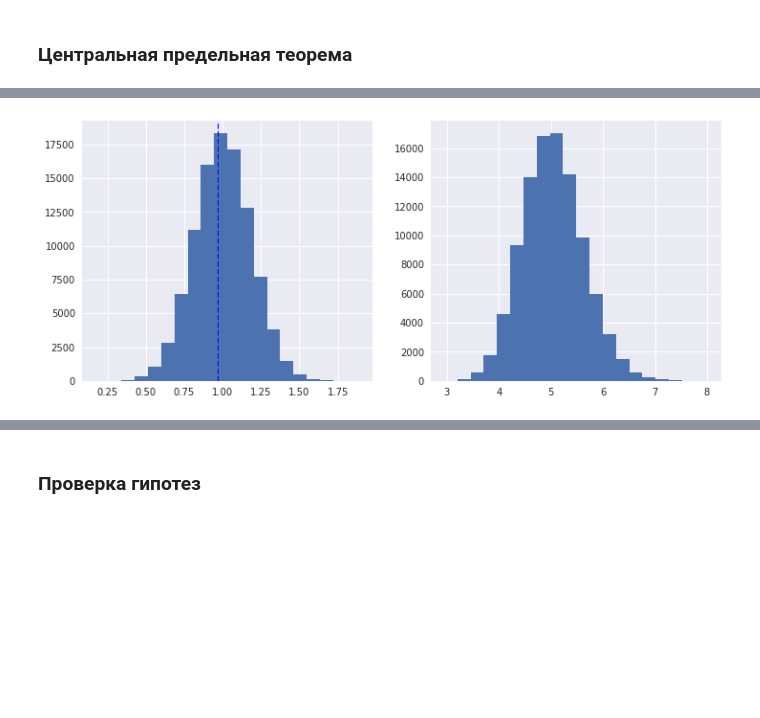
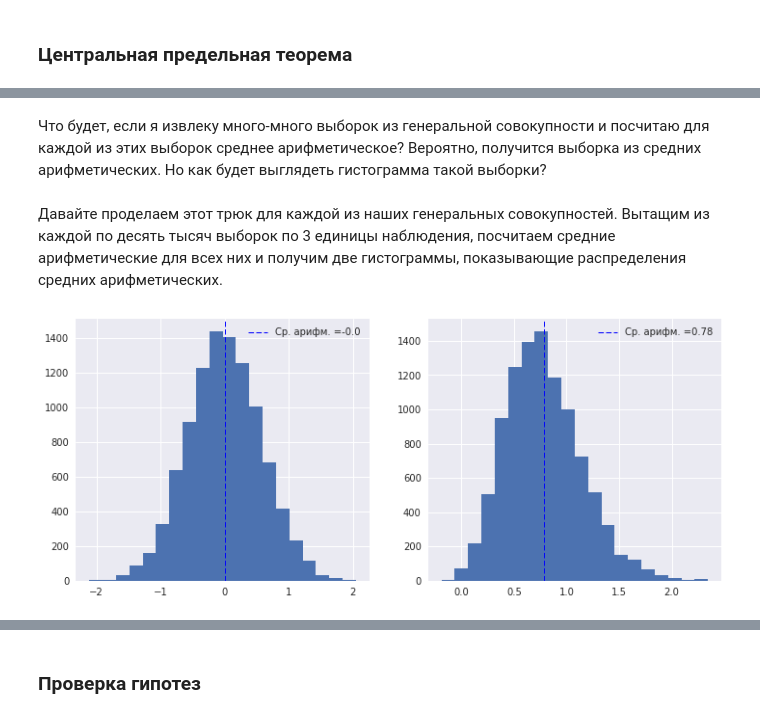
Before and after one commit to mishaberegov/statistics, a Jupyter notebook: Статистика_для_нубов.ipynb, the cells around one changed output, grey strips where cells are left out. Saved outputs shown, nothing was run; the diff lists cells and outputs as text; code cells hidden in the pictures; blank space fills up the shorter version.

```diff
--- a/Статистика_для_нубов.ipynb
+++ b/Статистика_для_нубов.ipynb
@@ -469,11 +448,0 @@ plt.show()
-# %%
-fig = plt.figure(figsize=(10, 10))
-mean_list = []
-for i in range(1, 82):
-    fig.add_subplot(9, 9, i)
-    s = np.random.choice(sample_norm, 100)
-    mean_list.append(s.mean())
-    plt.hist(s, bins=20, normed=True)
-    plt.axvline(s.mean(), color='r', linestyle='dashed', linewidth=1)
-    plt.tick_params(labelleft='off', labelbottom='off')
-plt.show()
@@ -493,0 +451,22 @@ mean_list_chi = [np.mean(np.random.choice(sample_chi, 30)) for i in range(100000
+# %%
+norm = norm_rv.rvs(size=1000000)
+skewed = stats.skewnorm.rvs(5, size=1000000)
+fig = plt.figure(figsize=(12, 5))
+
+ax = fig.add_subplot(121)
+plt.hist(norm, normed=True, bins = 20)
+x = np.linspace(-4,5,100)
+pdf = norm_rv.pdf(x)
+plt.axvline(norm.mean(), color='b', linestyle='dashed', linewidth=1)
+plt.legend(['Ср. арифм. ='+str(round(norm.mean(), 2))])
+plt.plot(x, pdf)
+
+ax = fig.add_subplot(122)
+plt.hist(skewed, normed=True, bins = 20)
+y = np.linspace(-1,4,100)
+pdf = stats.skewnorm(5).pdf(y)
+plt.axvline(skewed.mean(), color='b', linestyle='dashed', linewidth=1)
+plt.legend(['Ср. арифм. ='+str(round(skewed.mean(), 2))])
+plt.plot(y, pdf)
+
+plt.show()
@@ -494,10 +475,21 @@ mean_list_chi = [np.mean(np.random.choice(sample_chi, 30)) for i in range(100000
+# %% [markdown]
+Что будет, если я извлеку много-много выборок из генеральной совокупности и посчитаю для каждой из этих выборок среднее арифметическое? Вероятно, получится выборка из средних арифметических. Но как будет выглядеть гистограмма такой выборки?
+# %% [markdown]
+Давайте проделаем этот трюк для каждой из наших генеральных совокупностей. Вытащим из каждой по десять тысяч выборок по 3 единицы наблюдения, посчитаем средние арифметические для всех них и получим две гистограммы, показывающие распределения средних арифметических.
 # %%
+mean_list_norm = np.array([np.mean(np.random.choice(norm, 3)) for i in range(10000)])
+mean_list_skewed = np.array([np.mean(np.random.choice(skewed, 3)) for i in range(10000)])
+
 fig = plt.figure(figsize=(12, 5))
 fig.add_subplot(121)
-plt.axvline(s.mean(), color='b', linestyle='dashed', linewidth=1)
+plt.axvline(mean_list_norm.mean(), color='b', linestyle='dashed', linewidth=1)
+plt.legend(['Ср. арифм. ='+str(round(mean_list_norm.mean(), 2))])
 plt.hist(mean_list_norm, bins = 20)
+
 fig.add_subplot(122)
-plt.hist(mean_list_chi, bins = 20)
+plt.hist(mean_list_skewed, bins = 20)
+plt.axvline(mean_list_skewed.mean(), color='b', linestyle='dashed', linewidth=1)
+plt.legend(['Ср. арифм. ='+str(round(mean_list_skewed.mean(), 2))])
 plt.show()
 # %% [output]
-[figure, old version]
+[figure, new version]
```
Also changed, not shown: parts of 27 cells of this notebook.
